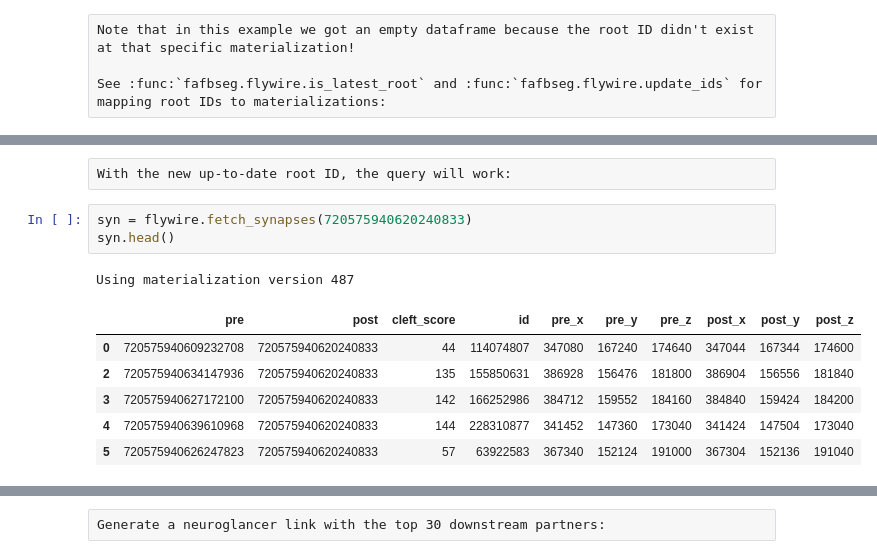
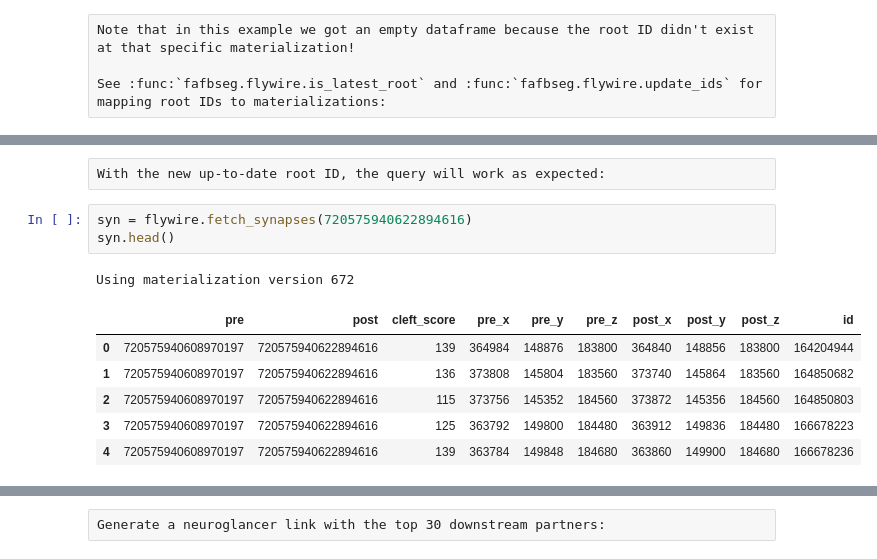
Before and after one commit to navis-org/fafbseg-py, a Jupyter notebook: docs/source/tutorials/flywire_connectivity.ipynb, the cells around one changed output, grey strips where cells are left out. Saved outputs shown, nothing was run; the diff lists cells and outputs as text.

```diff
--- a/docs/source/tutorials/flywire_connectivity.ipynb
+++ b/docs/source/tutorials/flywire_connectivity.ipynb
@@ -111,13 +107,13 @@ new_id
 # %% [raw]
-With the new up-to-date root ID, the query will work:
+With the new up-to-date root ID, the query will work as expected:
 # %%
-syn = flywire.fetch_synapses(720575940620240833)
+syn = flywire.fetch_synapses(720575940622894616)
 syn.head()
 # %% [output]
-Using materialization version 487
+Using materialization version 672
-|  | pre | post | cleft_score | id | pre_x | pre_y | pre_z | post_x | post_y | post_z |
-| 0 | 720575940609232708 | 720575940620240833 | 44 | 114074807 | 347080 | 167240 | 174640 | 347044 | 167344 | 174600 |
-| 2 | 720575940634147936 | 720575940620240833 | 135 | 155850631 | 386928 | 156476 | 181800 | 386904 | 156556 | 181840 |
-| 3 | 720575940627172100 | 720575940620240833 | 142 | 166252986 | 384712 | 159552 | 184160 | 384840 | 159424 | 184200 |
-| 4 | 720575940639610968 | 720575940620240833 | 144 | 228310877 | 341452 | 147360 | 173040 | 341424 | 147504 | 173040 |
-| 5 | 720575940626247823 | 720575940620240833 | 57 | 63922583 | 367340 | 152124 | 191000 | 367304 | 152136 | 191040 |
+|  | pre | post | cleft_score | pre_x | pre_y | pre_z | post_x | post_y | post_z | id |
+| 0 | 720575940608970197 | 720575940622894616 | 139 | 364984 | 148876 | 183800 | 364840 | 148856 | 183800 | 164204944 |
+| 1 | 720575940608970197 | 720575940622894616 | 136 | 373808 | 145804 | 183560 | 373740 | 145864 | 183560 | 164850682 |
+| 2 | 720575940608970197 | 720575940622894616 | 115 | 373756 | 145352 | 184560 | 373872 | 145356 | 184560 | 164850803 |
+| 3 | 720575940608970197 | 720575940622894616 | 125 | 363792 | 149800 | 184480 | 363912 | 149836 | 184480 | 166678223 |
+| 4 | 720575940608970197 | 720575940622894616 | 139 | 363784 | 149848 | 184680 | 363860 | 149900 | 184680 | 166678236 |
```
Also changed, not shown: parts of 21 cells of this notebook, 2 other files.
